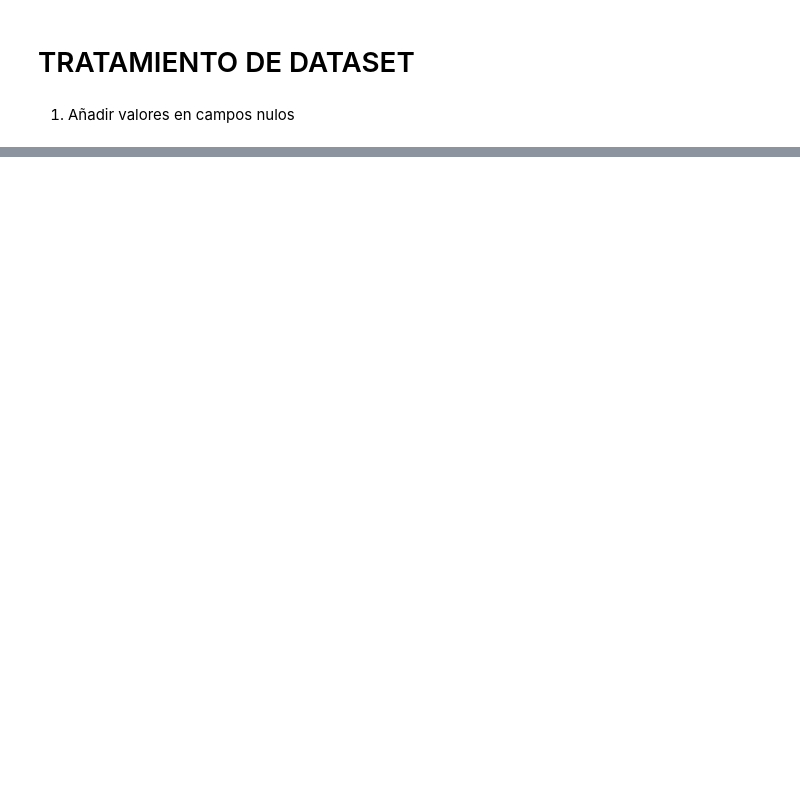
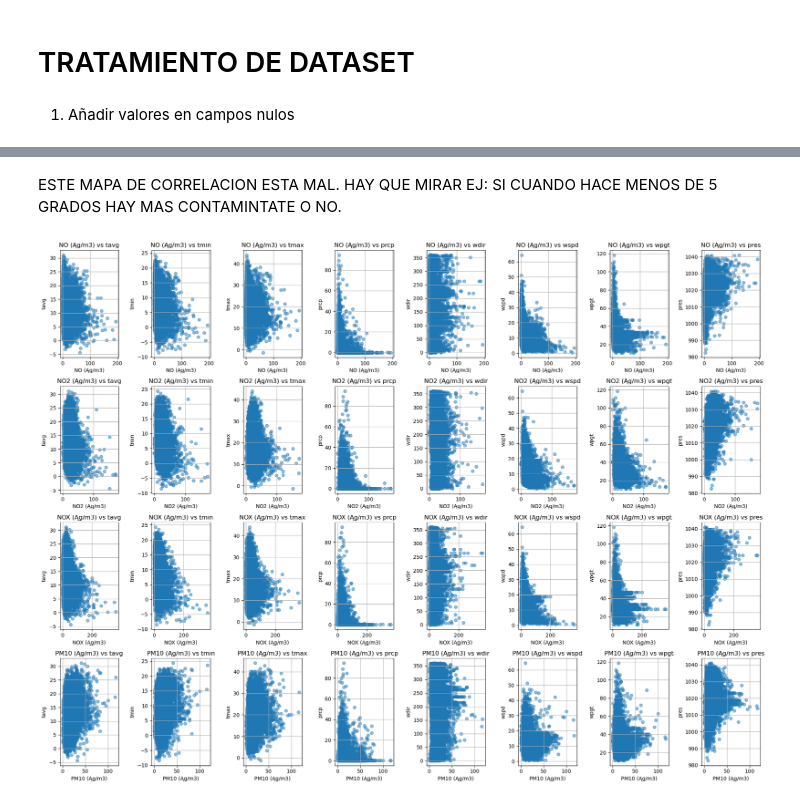
Before and after one commit to mkltc/RETO3, a Jupyter notebook: pia.ipynb, the cells around one changed output, grey strips where cells are left out. Saved outputs shown, nothing was run; the diff lists cells and outputs as text; code cells hidden in the pictures; blank space fills up the shorter version.

```diff
--- a/pia.ipynb
+++ b/pia.ipynb
@@ -179,0 +346,32 @@ dtype: int64
+# %% [markdown]
+ESTE MAPA DE CORRELACION ESTA MAL. HAY QUE MIRAR EJ: SI CUANDO HACE MENOS DE 5 GRADOS HAY MAS CONTAMINTATE O NO.
+# %%
+
+# Lista de gases y variables a analizar
+gases = ['NO (Ąg/m3)', 'NO2 (Ąg/m3)', 'NOX (Ąg/m3)', 'PM10 (Ąg/m3)']
+variables = ['tavg', 'tmin', 'tmax', 'prcp', 'wdir', 'wspd', 'wpgt', 'pres']
+
+# Crear subgráficos en una sola figura (4 filas y 8 columnas)
+fig, axes = plt.subplots(4, 8, figsize=(20, 15))
+
+# Aplanar la lista de ejes para facilitar el acceso
+axes = axes.flatten()
+
+# Crear gráficos de dispersión para cada gas
+index = 0
+for gas in gases:
+    for i, var in enumerate(variables):
+        axes[index].scatter(df[gas], df[var], alpha=0.5)
+        axes[index].set_title(f'{gas} vs {var}')
+        axes[index].set_xlabel(gas)
+        axes[index].set_ylabel(var)
+        axes[index].grid(True)
+        index += 1
+
+# Ajustar el espaciado entre los subgráficos
+plt.tight_layout()
+
+# Mostrar todos los gráficos
+plt.show()
+# %% [output]
+[figure, added]
```
Also changed, not shown: parts of 25 cells of this notebook, 2 other files.
